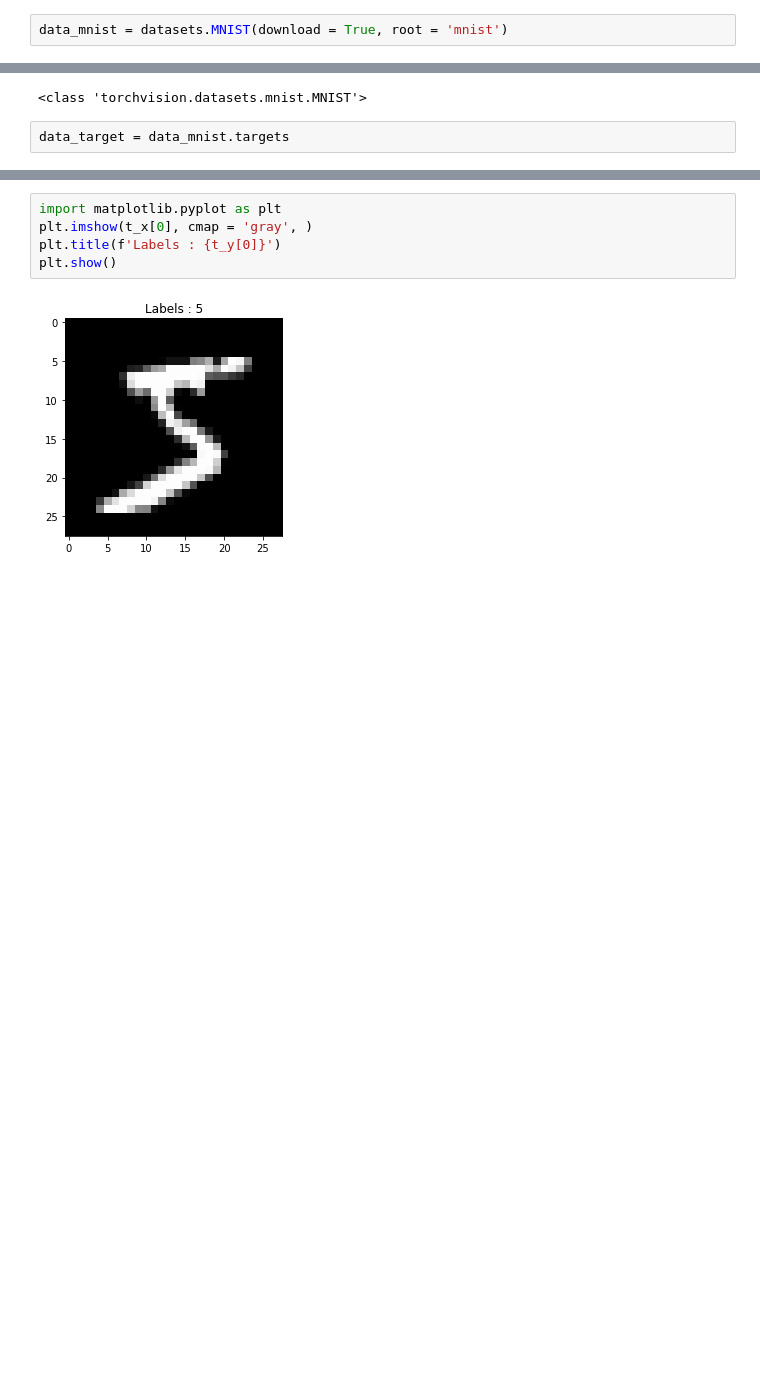
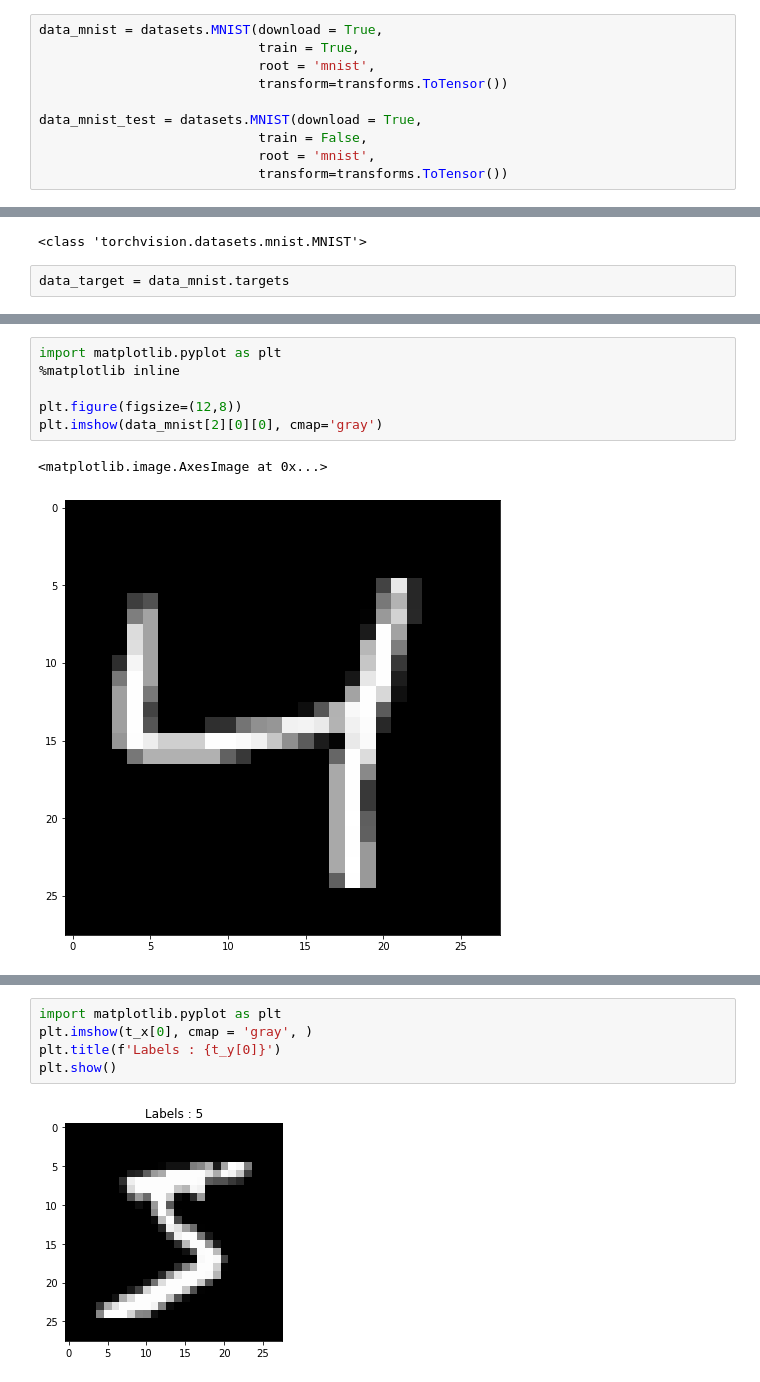
Before and after one commit to kentucky84/cnn_test, a Jupyter notebook: MNIST_test.ipynb, the cells around one changed output, grey strips where cells are left out. Cells and saved outputs as stored; diff of their text form; blank space fills up the shorter version.

```diff
--- a/MNIST_test.ipynb
+++ b/MNIST_test.ipynb
@@ -21,2 +31,10 @@ from torchvision import datasets
 # %%
-data_mnist = datasets.MNIST(download = True, root = 'mnist')
+data_mnist = datasets.MNIST(download = True,
+                            train = True,
+                            root = 'mnist',
+                            transform=transforms.ToTensor())
+
+data_mnist_test = datasets.MNIST(download = True,
+                            train = False,
+                            root = 'mnist',
+                            transform=transforms.ToTensor())
@@ -35,0 +73,9 @@ t_y = data_mnist.targets
+# %%
+import matplotlib.pyplot as plt
+%matplotlib inline
+
+plt.figure(figsize=(12,8))
+plt.imshow(data_mnist[2][0][0], cmap='gray')
+# %% [output]
+<matplotlib.image.AxesImage at 0x...>
+[figure, added]
```
Also changed, not shown: parts of 17 cells of this notebook, 9 other files.
